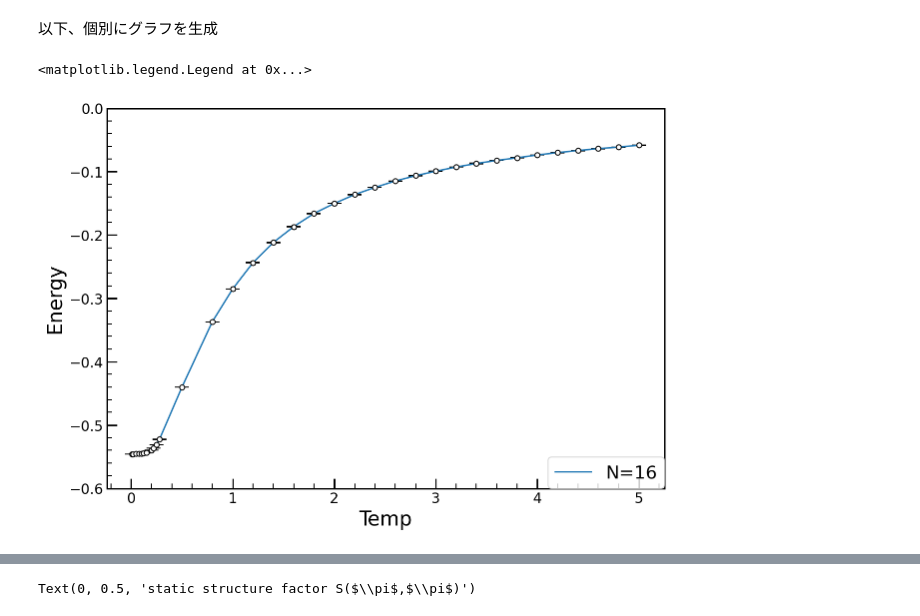
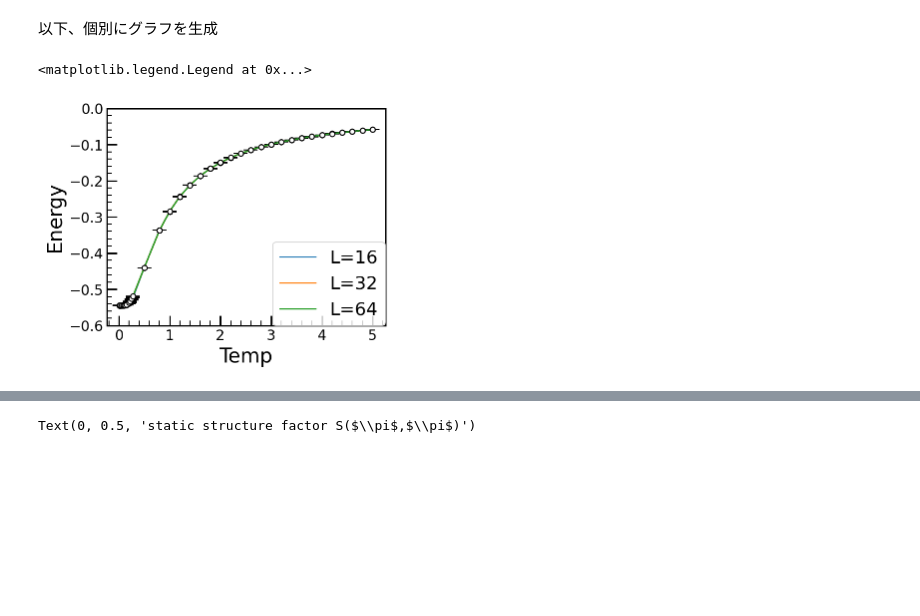
Before and after one commit to Taiga-U/bug-free-umbrella, a Jupyter notebook: makegraphs2.ipynb, the cells around one changed output, grey strips where cells are left out. Saved outputs shown, nothing was run; the diff lists cells and outputs as text; code cells hidden in the pictures; blank space fills up the shorter version.

```diff
--- a/makegraphs2.ipynb
+++ b/makegraphs2.ipynb
@@ -132,7 +137,7 @@ def line(xx,a,c):
         return yy
 # %%
 #　グラフ微調整
-plt.rcParams["font.family"] = "Times New Roman"      #全体のフォントを設定
+# plt.rcParams["font.family"] = "Times New Roman"      #全体のフォントを設定
 plt.rcParams["xtick.direction"] = "in"               #x軸の目盛線を内向きへ
 plt.rcParams["ytick.direction"] = "in"               #y軸の目盛線を内向きへ
 plt.rcParams["xtick.minor.visible"] = True           #x軸補助目盛りの追加
@@ -147,28 +152,41 @@ plt.rcParams["xtick.minor.size"] = 5                 #x軸補助目盛り線の
 plt.rcParams["ytick.minor.size"] = 5                 #y軸補助目盛り線の長さ
 plt.rcParams["font.size"] = 14                       #フォントの大きさ
 plt.rcParams["axes.linewidth"] = 1.5                 #囲みの太さ
+
+# グラフの大きさ
+lx_graph = 5
+ly_graph = 4
 # %% [markdown]
 以下、個別にグラフを生成
 # %%
 x = temp
+
 y16 = energy16
 y_err16 = energy_err16
+plt.figure(figsize=(lx_graph,ly_graph))
+plt.errorbar(x, y16, yerr = y_err16, capsize=7, fmt='o', markersize=5, ecolor='black', markeredgecolor = "black", color='w')
+plt.plot(x, y16,label="L=16")
 
-plt.figure(figsize=(10,7))
-plt.errorbar(x, y16, yerr = y_err16, capsize=7, fmt='o', markersize=5, ecolor='black', markeredgecolor = "black", color='w')
+y32 = energy32
+y_err32 = energy_err32
+plt.errorbar(x, y32, yerr = y_err32, capsize=7, fmt='o', markersize=5, ecolor='black', markeredgecolor = "black", color='w')
+plt.plot(x, y32,label="L=32")
 
-plt.plot(x, y16,label="N=16")
+y64 = energy64
+y_err64 = energy_err64
+plt.errorbar(x, y64, yerr = y_err64, capsize=7, fmt='o', markersize=5, ecolor='black', markeredgecolor = "black", color='w')
+plt.plot(x, y64,label="L=64")
 
 plt.ylim(-0.6,0)
 
 plt.xlabel('Temp', fontsize=20)
 plt.ylabel('Energy', fontsize=20)
 
 plt.legend(loc=4, borderaxespad=0, fontsize=18)
 
 # plt.savefig('y_error_bar.png')
 # %% [output]
 <matplotlib.legend.Legend at 0x...>
-[figure, old version]
+[figure, new version]
 # %%
 x = temp
```
Also changed, not shown: parts of 8 cells of this notebook.
